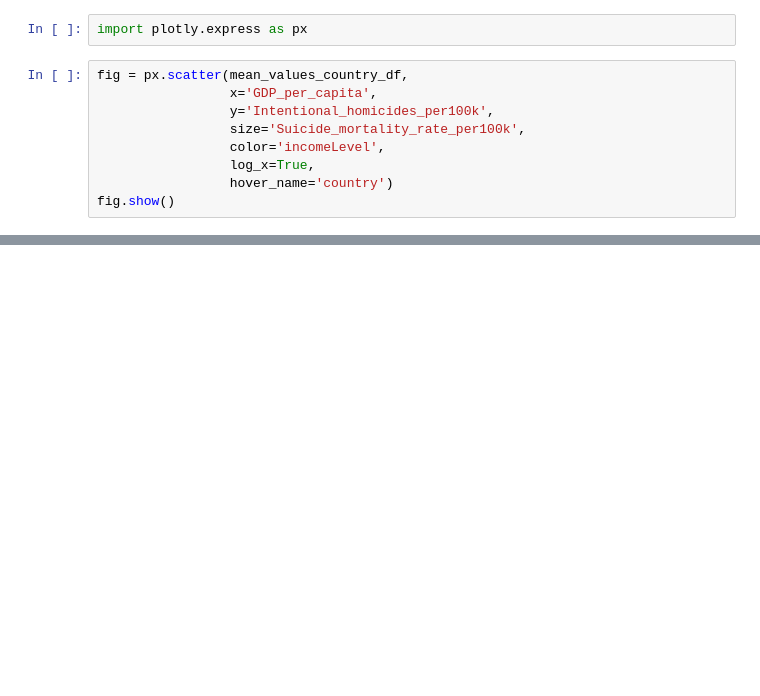
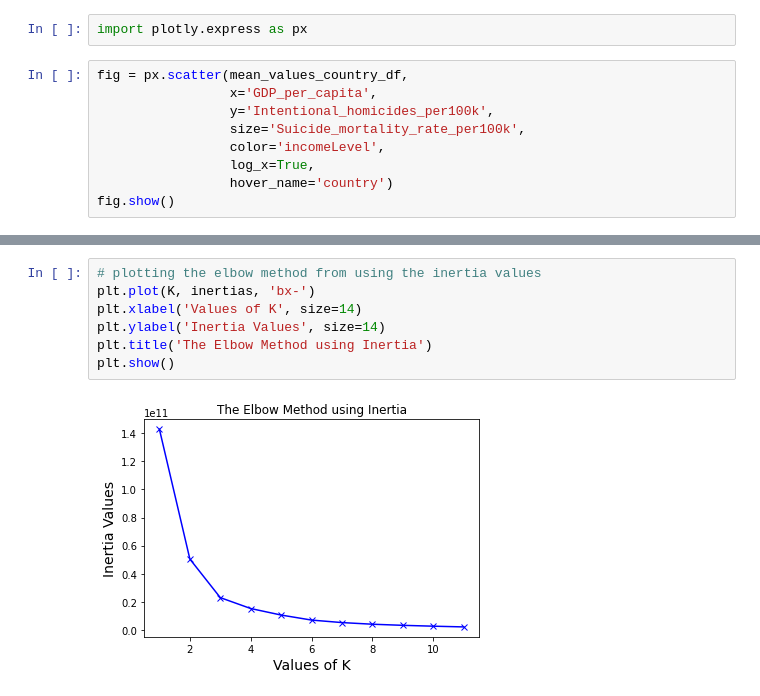
Before and after one commit to MohammedAlghazi17/Data-Mining-, a Jupyter notebook: BSHC4_Group_Project.ipynb, the cells around one changed output, grey strips where cells are left out. Cells and saved outputs as stored; diff of their text form; blank space fills up the shorter version.

```diff
--- a/BSHC4_Group_Project.ipynb
+++ b/BSHC4_Group_Project.ipynb
@@ -621,0 +838,9 @@ fig.show()
+# %%
+# plotting the elbow method from using the inertia values
+plt.plot(K, inertias, 'bx-')
+plt.xlabel('Values of K', size=14)
+plt.ylabel('Inertia Values', size=14)
+plt.title('The Elbow Method using Inertia')
+plt.show()
+# %% [output]
+[figure, added]
```
Also changed, not shown: parts of 44 cells of this notebook, 9 other files.
